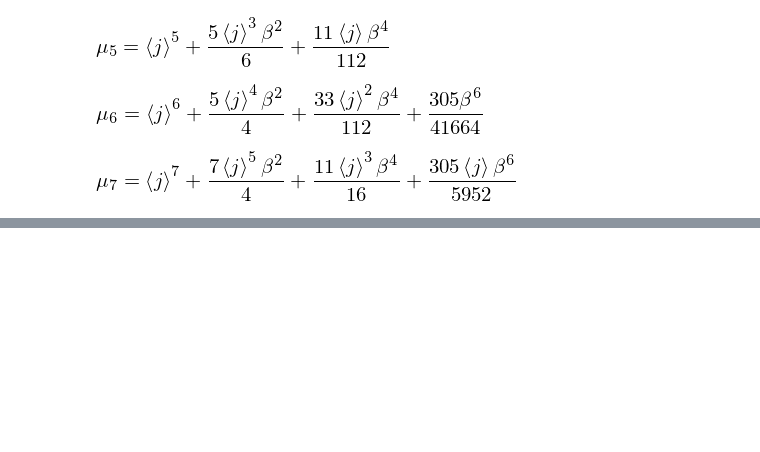
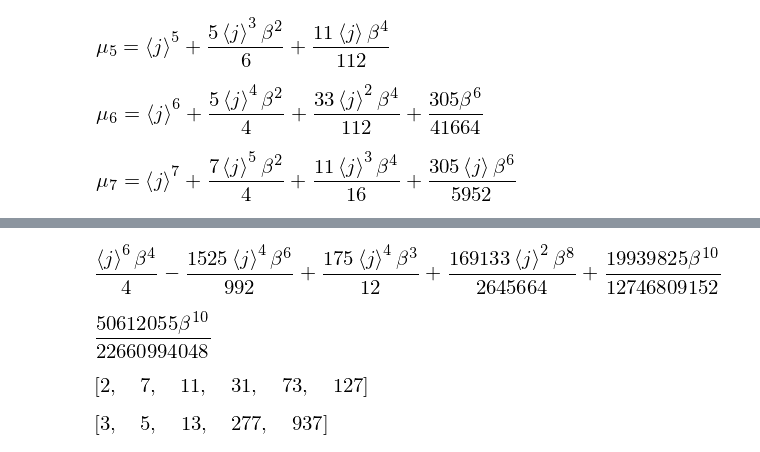
Before and after one commit to orahcio/fluxos, a Jupyter notebook: calctopaper.ipynb, the cells around one changed output, grey strips where cells are left out. Drawn from its saved outputs; the diff is of its cells as text; code cells hidden in the pictures; blank space fills up the shorter version.

```diff
--- a/calctopaper.ipynb
+++ b/calctopaper.ipynb
@@ -397,0 +398,19 @@ simplify(j**4-4*j**3*m1+6*j**2*m2-4*j*m3+m4)*(12/b*2)**2/3
+# %%
+j**10 + 45*j**8*b**2/12 + 630*j**6*(b**2/12)**2 + 3150*j**4*(b*2/12)**3 + 4725*j**2*(b**2/12)**4 + 945*(b**2/12)**5-m10
+# %% [output]
+[figure, added]
+# %%
+Sum(binomial(10,k)*mu[10-k]*(-j)**k,(k,0,10)).doit().subs([[mu[0],1],[mu[1],j],[mu[2],m2],
+                                                          [mu[3],m3],[mu[4],m4],[mu[5],m5],
+                                                          [mu[6],m6],[mu[7],m7],[mu[8],m8],
+                                                          [mu[9],m9],[mu[10],m10]]).simplify()
+# %% [output]
+[figure, added]
+# %%
+primefactors(22660994048)
+# %% [output]
+[figure, added]
+# %%
+primefactors(50612055)
+# %% [output]
+[figure, added]
```
Also changed, not shown: parts of 7 cells of this notebook.
